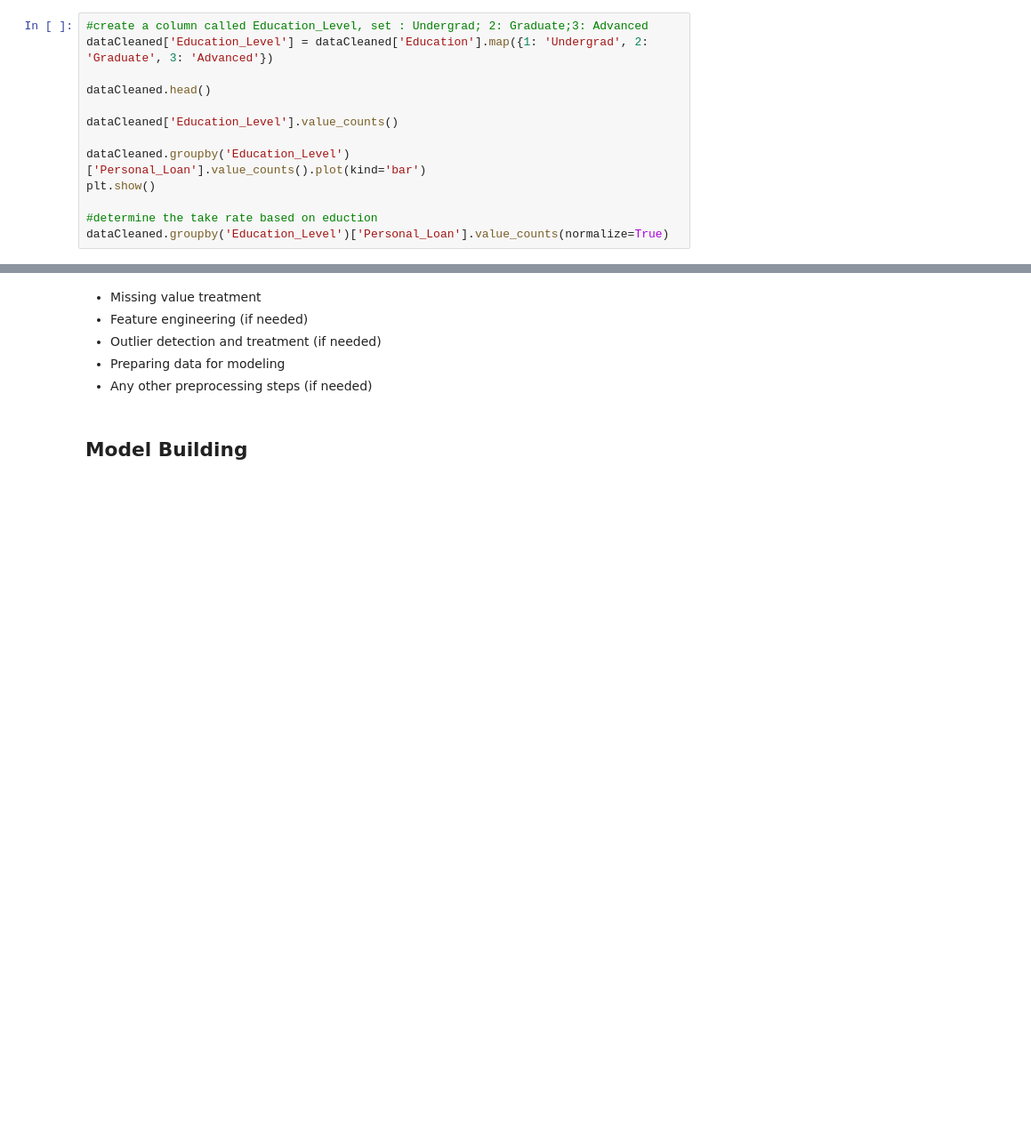
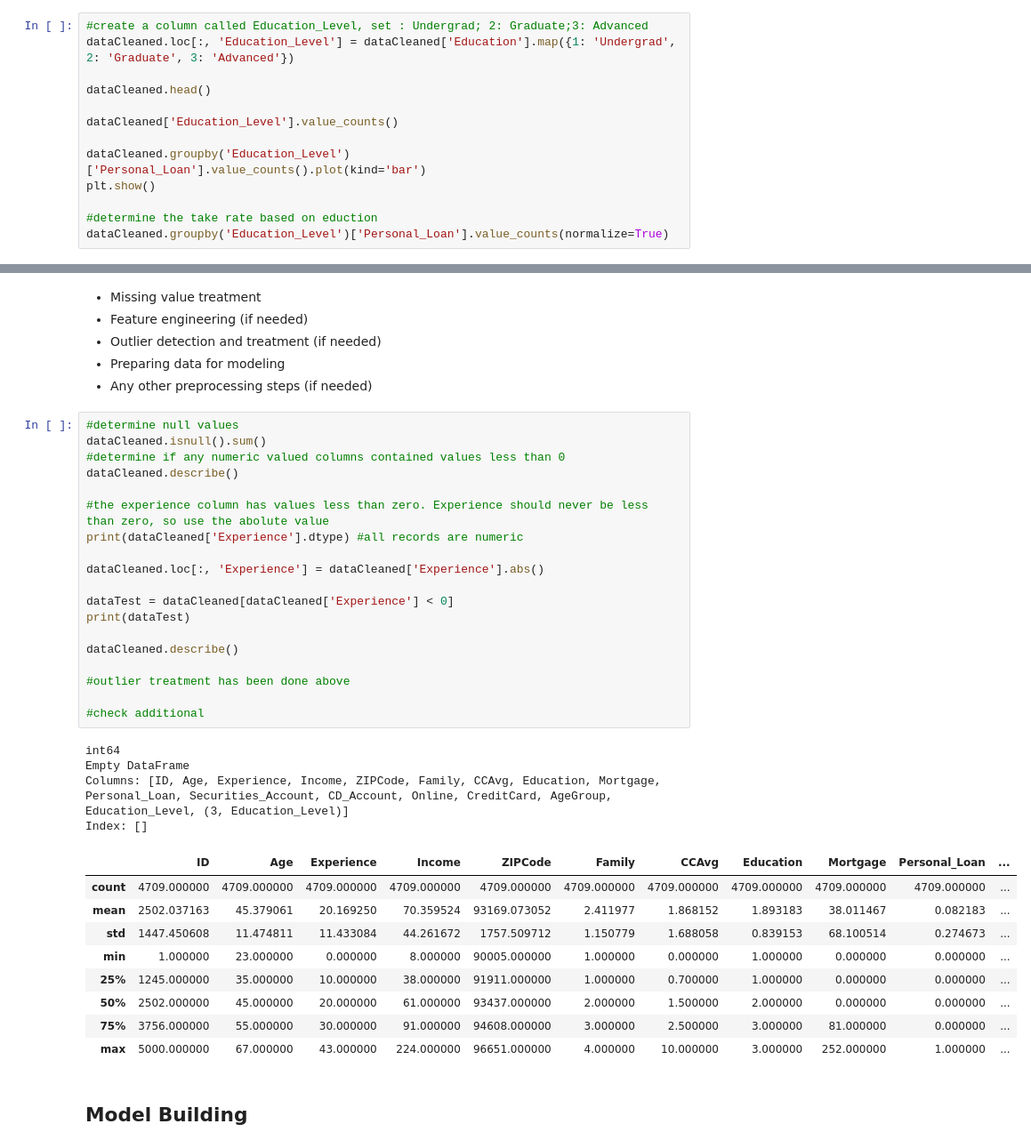
Before and after one commit to lhughey/AIML_Course, a Jupyter notebook: CaseStudy2 - Personal Loan Campaign/AIML_ML_Project_full_code_notebook.ipynb, the cells around one changed output, grey strips where cells are left out. Shown at 89% size. Saved outputs shown, nothing was run; the diff lists cells and outputs as text; blank space fills up the shorter version.

```diff
--- a/CaseStudy2 - Personal Loan Campaign/AIML_ML_Project_full_code_notebook.ipynb
+++ b/CaseStudy2 - Personal Loan Campaign/AIML_ML_Project_full_code_notebook.ipynb
@@ -277,7 +275,7 @@ See the caveats in the documentation: https://pandas.pydata.org/pandas-docs/stab
 dtype: float64
 # %%
 #create a column called Education_Level, set : Undergrad; 2: Graduate;3: Advanced
-dataCleaned['Education_Level'] = dataCleaned['Education'].map({1: 'Undergrad', 2: 'Graduate', 3: 'Advanced'})
+dataCleaned.loc[:, 'Education_Level'] = dataCleaned['Education'].map({1: 'Undergrad', 2: 'Graduate', 3: 'Advanced'})
 
 dataCleaned.head()
 
@@ -312,6 +305,39 @@ dtype: float64
 * Outlier detection and treatment (if needed)
 * Preparing data for modeling
 * Any other preprocessing steps (if needed)
+# %%
+#determine null values
+dataCleaned.isnull().sum()
+#determine if any numeric valued columns contained values less than 0
+dataCleaned.describe()
+
+#the experience column has values less than zero. Experience should never be less than zero, so use the abolute value
+print(dataCleaned['Experience'].dtype) #all records are numeric
+
+dataCleaned.loc[:, 'Experience'] = dataCleaned['Experience'].abs()
+
+dataTest = dataCleaned[dataCleaned['Experience'] < 0]
+print(dataTest)
+
+dataCleaned.describe()
+
+#outlier treatment has been done above
+
+#check additional
+# %% [output]
+int64
+Empty DataFrame
+Columns: [ID, Age, Experience, Income, ZIPCode, Family, CCAvg, Education, Mortgage, Personal_Loan, Securities_Account, CD_Account, Online, CreditCard, AgeGroup, Education_Level, (3, Education_Level)]
+Index: []
+|  | ID | Age | Experience | Income | ZIPCode | Family | CCAvg | Education | Mortgage | Personal_Loan | ... |
+| count | 4709.000000 | 4709.000000 | 4709.000000 | 4709.000000 | 4709.000000 | 4709.000000 | 4709.000000 | 4709.000000 | 4709.000000 | 4709.000000 | ... |
+| mean | 2502.037163 | 45.379061 | 20.169250 | 70.359524 | 93169.073052 | 2.411977 | 1.868152 | 1.893183 | 38.011467 | 0.082183 | ... |
+| std | 1447.450608 | 11.474811 | 11.433084 | 44.261672 | 1757.509712 | 1.150779 | 1.688058 | 0.839153 | 68.100514 | 0.274673 | ... |
+| min | 1.000000 | 23.000000 | 0.000000 | 8.000000 | 90005.000000 | 1.000000 | 0.000000 | 1.000000 | 0.000000 | 0.000000 | ... |
+| 25% | 1245.000000 | 35.000000 | 10.000000 | 38.000000 | 91911.000000 | 1.000000 | 0.700000 | 1.000000 | 0.000000 | 0.000000 | ... |
+| 50% | 2502.000000 | 45.000000 | 20.000000 | 61.000000 | 93437.000000 | 2.000000 | 1.500000 | 2.000000 | 0.000000 | 0.000000 | ... |
+| 75% | 3756.000000 | 55.000000 | 30.000000 | 91.000000 | 94608.000000 | 3.000000 | 2.500000 | 3.000000 | 81.000000 | 0.000000 | ... |
+| max | 5000.000000 | 67.000000 | 43.000000 | 224.000000 | 96651.000000 | 4.000000 | 10.000000 | 3.000000 | 252.000000 | 1.000000 | ... |
 # %% [markdown]
 ## Model Building
 # %% [markdown]
```
Also changed, not shown: parts of 2 cells of this notebook.
